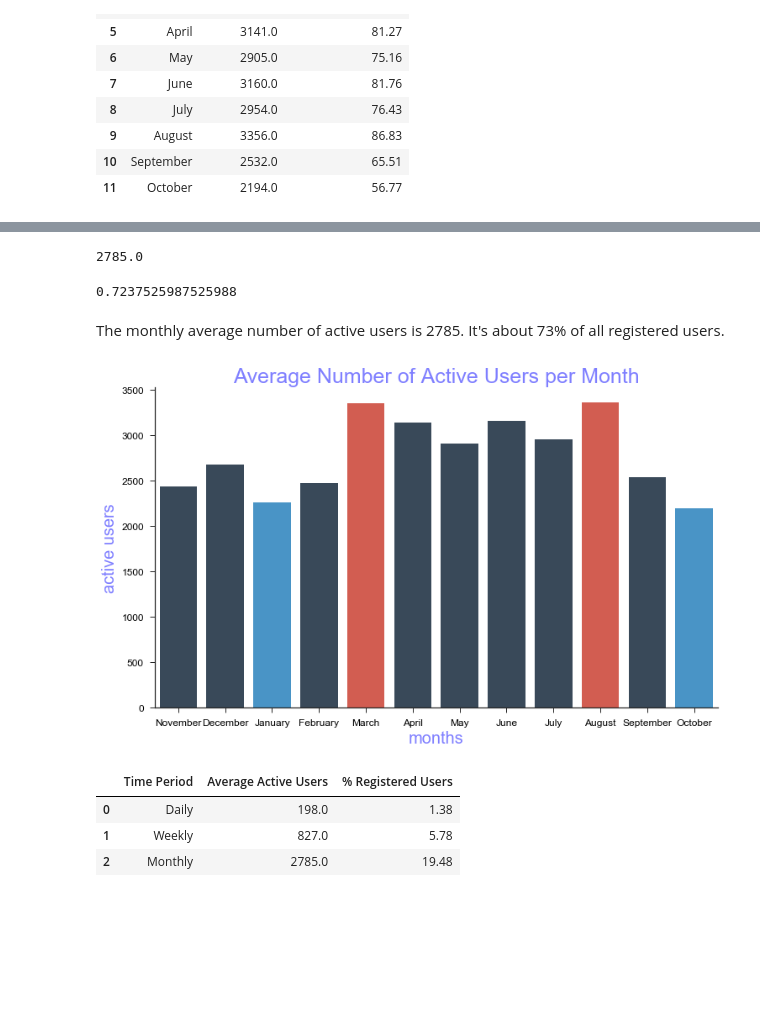
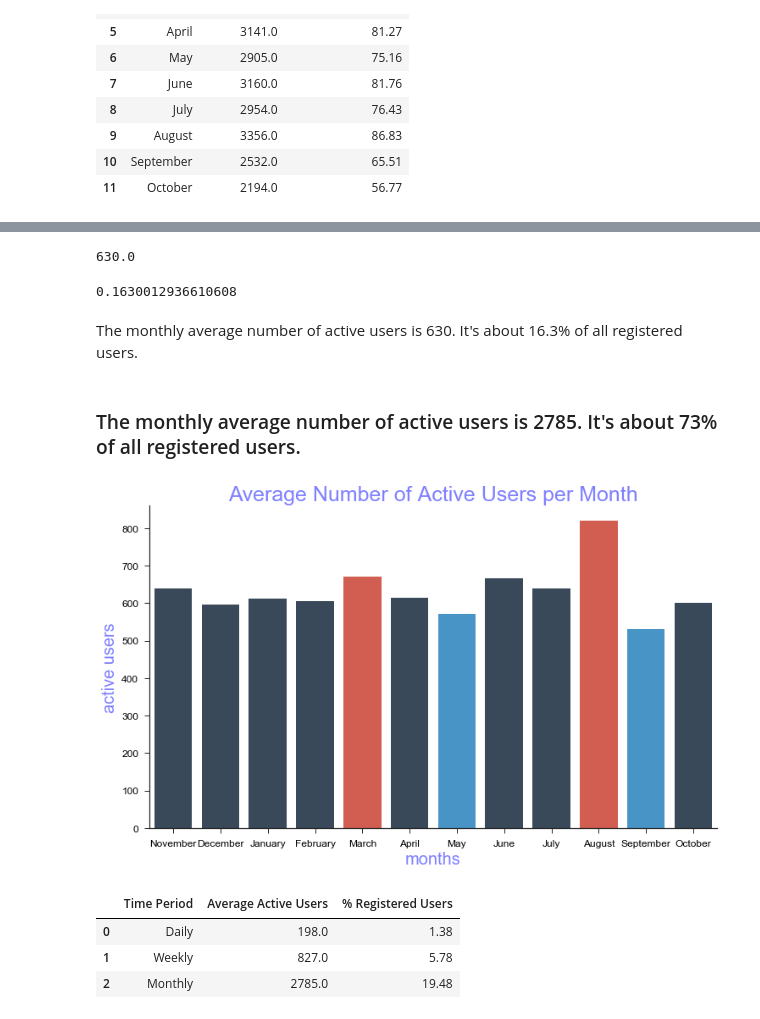
Before and after one commit to olga0503/DATA602hw1, a Jupyter notebook: FedCentral Analytics .ipynb, the cells around one changed output, grey strips where cells are left out. Cells and saved outputs as stored; diff of their text form; code cells hidden in the pictures; blank space fills up the shorter version.

```diff
--- a/FedCentral Analytics .ipynb
+++ b/FedCentral Analytics .ipynb
@@ -164,3 +164,25 @@ active_users_monthly
 | 9 | August | 3356.0 | 86.83 |
 | 10 | September | 2532.0 | 65.51 |
 | 11 | October | 2194.0 | 56.77 |
+# %%
+view_user_nov = pd.read_csv('views_user_nov.csv')
+view_user_dec = pd.read_csv('views_user_dec.csv')
+view_user_jan = pd.read_csv('views_user_jan.csv')
+view_user_feb = pd.read_csv('views_user_feb.csv')
+view_user_mar = pd.read_csv('views_user_mar.csv')
+view_user_apr = pd.read_csv('views_user_apr.csv')
+view_user_may = pd.read_csv('views_user_may.csv')
+view_user_jun = pd.read_csv('views_user_jun.csv')
+view_user_jul = pd.read_csv('views_user_jul.csv')
+view_user_aug = pd.read_csv('views_user_aug.csv')
+view_user_sep = pd.read_csv('views_user_sep.csv')
+view_user_oct = pd.read_csv('views_user_oct.csv')
+
+active_users_monthly = pd.DataFrame()
+active_users_monthly['Date'] = ['November','December','January','February','March','April','May','June','July','August','September','October']
+active_users_monthly['Active Users'] = [len(set(view_user_nov['User'])),len(set(view_user_dec['User'])),len(set(view_user_jan['User'])),
+                                        len(set(view_user_feb['User'])),len(set(view_user_mar['User'])), len(set(view_user_apr['User'])),
+                                        len(set(view_user_may['User'])),len(set(view_user_jun['User'])), len(set(view_user_jul['User'])),
+                                        len(set(view_user_aug['User'])),len(set(view_user_sep['User'])),len(set(view_user_oct['User']))]
+active_users_monthly['% Registered Users'] = round(active_users_monthly['Active Users']*100/len(fedcentral_users),2)
+active_users_monthly
@@ -168,37 +204,39 @@ active_users_monthly
 users_monthly = round(active_users_monthly['Active Users'].mean(),0)
 users_monthly
 # %% [output]
-2785.0
+630.0
 # %%
-round(active_users_monthly['Active Users'].mean(),0)/3848
+round(active_users_monthly['Active Users'].mean(),0)/total_users
 # %% [output]
-0.7237525987525988
+0.1630012936610608
+# %% [markdown]
+The monthly average number of active users is 630. It's about 16.3% of all registered users.
 # %% [markdown]
-The monthly average number of active users is 2785.  It's about 73% of all registered users.
+### The monthly average number of active users is 2785.  It's about 73% of all registered users.
 # %%
 sns.set(style="ticks")
 
-flatui = ["#34495e", "#34495e", "#3498db", "#34495e", "#e74c3c", "#34495e","#34495e","#34495e","#34495e","#e74c3c","#34495e","#3498db"]
+flatui = ["#34495e", "#34495e", "#34495e", "#34495e", "#e74c3c", "#34495e","#3498db","#34495e","#34495e","#e74c3c","#3498db","#34495e"]
 
 # This Function takes as input a custom palette
-g = sns.barplot(x="date", y="Active Users", palette=sns.color_palette(flatui),data=active_users_monthly,ci=None)
+g = sns.barplot(x="Date", y="Active Users", palette=sns.color_palette(flatui),data=active_users_monthly,ci=None)
 
 # remove the top and right line in graph
 sns.despine()
 
 # Set the size of the graph from here
 g.figure.set_size_inches(12,7)
 # Set the Title of the graph from here
 g.axes.set_title('Average Number of Active Users per Month',
     fontsize=25,color="b",alpha=0.5)
 # Set the xlabel of the graph from here
 g.set_xlabel("months",size = 20,color="b",alpha=0.5)
 # Set the ylabel of the graph from here
 g.set_ylabel("active users",size = 20,color="b",alpha=0.5)
 # Set the ticklabel size and color of the graph from here
 g.tick_params(labelsize=12,labelcolor="black")
 # %% [output]
-[figure, old version]
+[figure, new version]
 # %%
 active_users_fedcentral = pd.DataFrame()
 active_users_fedcentral['Time Period'] = ['Daily','Weekly','Monthly']
```
Also changed, not shown: parts of 4 cells of this notebook.
